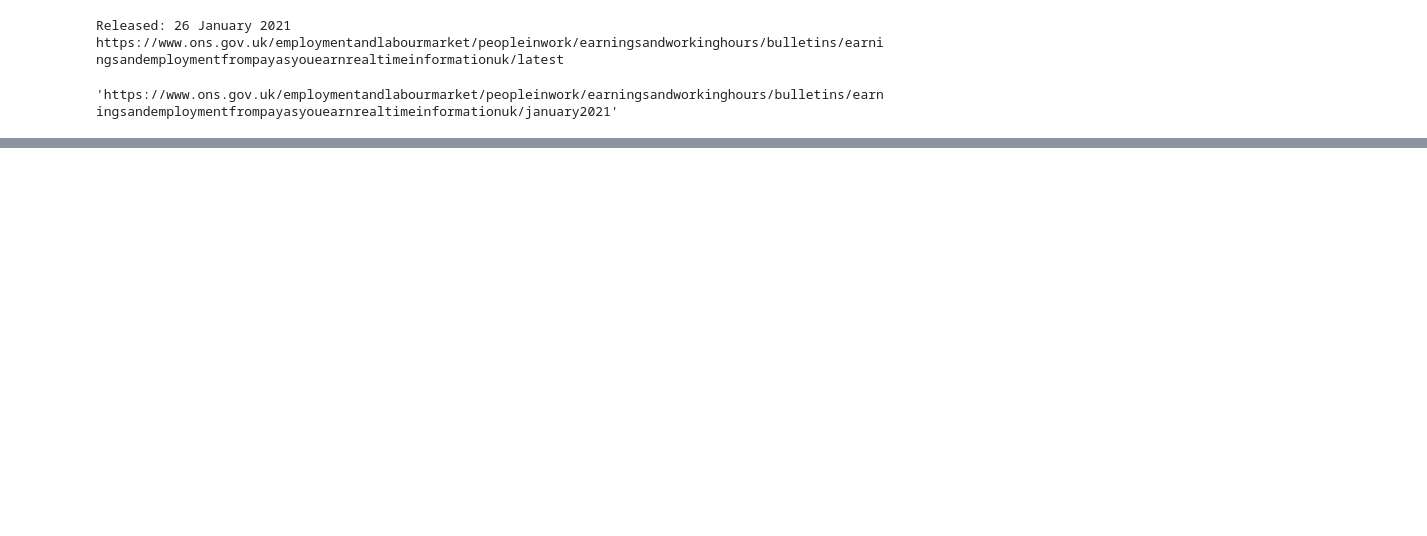
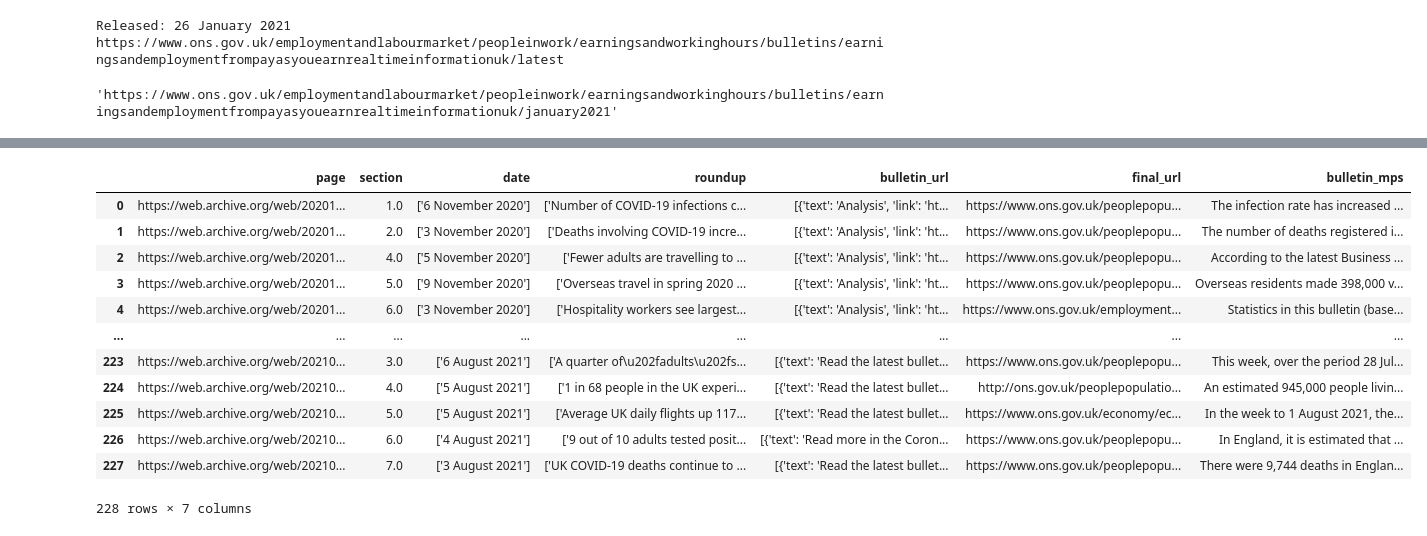
Before and after one commit to theojolliffe/roundupdata, a Jupyter notebook: CovSelenium.ipynb, the cells around one changed output, grey strips where cells are left out. Saved outputs shown, nothing was run; the diff lists cells and outputs as text; code cells hidden in the pictures; blank space fills up the shorter version.

```diff
--- a/CovSelenium.ipynb
+++ b/CovSelenium.ipynb
@@ -290,0 +514,18 @@ driver.find_elements_by_xpath(f'//*[@id="main"]/div[2]/div[1]/article/div[3]/sec
+# %%
+dforig = pd.read_csv('covidrounduporig.csv')
+# %%
+dforig
+# %% [output]
+|  | page | section | date | roundup | bulletin_url | final_url | bulletin_mps |
+| 0 | https://web.archive.org/web/20201... | 1.0 | ['6 November 2020'] | ['Number of COVID-19 infections c... | [{'text': 'Analysis', 'link': 'ht... | https://www.ons.gov.uk/peoplepopu... | The infection rate has increased ... |
+| 1 | https://web.archive.org/web/20201... | 2.0 | ['3 November 2020'] | ['Deaths involving COVID-19 incre... | [{'text': 'Analysis', 'link': 'ht... | https://www.ons.gov.uk/peoplepopu... | The number of deaths registered i... |
+| 2 | https://web.archive.org/web/20201... | 4.0 | ['5 November 2020'] | ['Fewer adults are travelling to ... | [{'text': 'Analysis', 'link': 'ht... | https://www.ons.gov.uk/peoplepopu... | According to the latest Business ... |
+| 3 | https://web.archive.org/web/20201... | 5.0 | ['9 November 2020'] | ['Overseas travel in spring 2020 ... | [{'text': 'Analysis', 'link': 'ht... | https://www.ons.gov.uk/peoplepopu... | Overseas residents made 398,000 v... |
+| 4 | https://web.archive.org/web/20201... | 6.0 | ['3 November 2020'] | ['Hospitality workers see largest... | [{'text': 'Analysis', 'link': 'ht... | https://www.ons.gov.uk/employment... | Statistics in this bulletin (base... |
+| ... | ... | ... | ... | ... | ... | ... | ... |
+| 223 | https://web.archive.org/web/20210... | 3.0 | ['6 August 2021'] | ['A quarter of\u202fadults\u202fs... | [{'text': 'Read the latest bullet... | https://www.ons.gov.uk/peoplepopu... | This week, over the period 28 Jul... |
+| 224 | https://web.archive.org/web/20210... | 4.0 | ['5 August 2021'] | ['1 in 68 people in the UK experi... | [{'text': 'Read the latest bullet... | http://ons.gov.uk/peoplepopulatio... | An estimated 945,000 people livin... |
+| 225 | https://web.archive.org/web/20210... | 5.0 | ['5 August 2021'] | ['Average UK daily flights up 117... | [{'text': 'Read the latest bullet... | https://www.ons.gov.uk/economy/ec... | In the week to 1 August 2021, the... |
+| 226 | https://web.archive.org/web/20210... | 6.0 | ['4 August 2021'] | ['9 out of 10 adults tested posit... | [{'text': 'Read more in the Coron... | https://www.ons.gov.uk/peoplepopu... | In England, it is estimated that ... |
+| 227 | https://web.archive.org/web/20210... | 7.0 | ['3 August 2021'] | ['UK COVID-19 deaths continue to ... | [{'text': 'Read the latest bullet... | https://www.ons.gov.uk/peoplepopu... | There were 9,744 deaths in Englan... |
+228 rows × 7 columns
```
Also changed, not shown: parts of 67 cells of this notebook, 6 other files.
